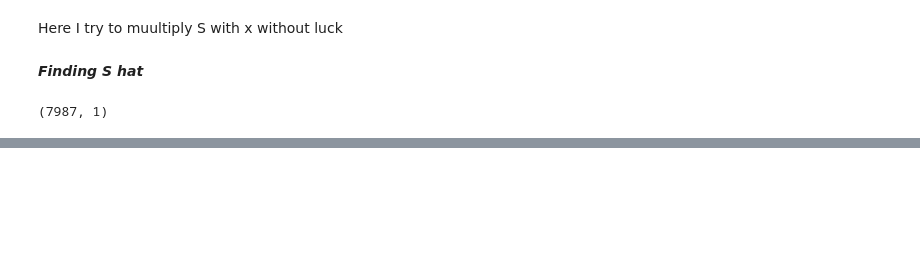
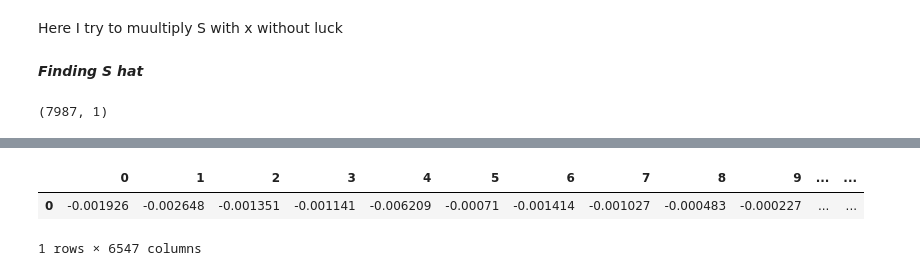
Before and after one commit to MathiasAlten/Input-Output, a Jupyter notebook: code/X_star.ipynb, the cells around one changed output, grey strips where cells are left out. Cells and saved outputs as stored; diff of their text form; code cells hidden in the pictures; blank space fills up the shorter version.

```diff
--- a/code/X_star.ipynb
+++ b/code/X_star.ipynb
@@ -306,0 +439,3 @@ print(f"Determinant: {det}")
+# %%
+X_inv = np.linalg.inv(X_df)
+display(X_inv)
@@ -306,0 +457,8 @@ print(f"Determinant: {det}")
+# %%
+S =  F_filtered @ X_inv
+# %%
+display(S)
+# %% [output]
+|  | 0 | 1 | 2 | 3 | 4 | 5 | 6 | 7 | 8 | 9 | ... | ... |
+| 0 | -0.001926 | -0.002648 | -0.001351 | -0.001141 | -0.006209 | -0.00071 | -0.001414 | -0.001027 | -0.000483 | -0.000227 | ... | ... |
+1 rows × 6547 columns
```
Also changed, not shown: parts of 12 cells of this notebook, 1 other file.
